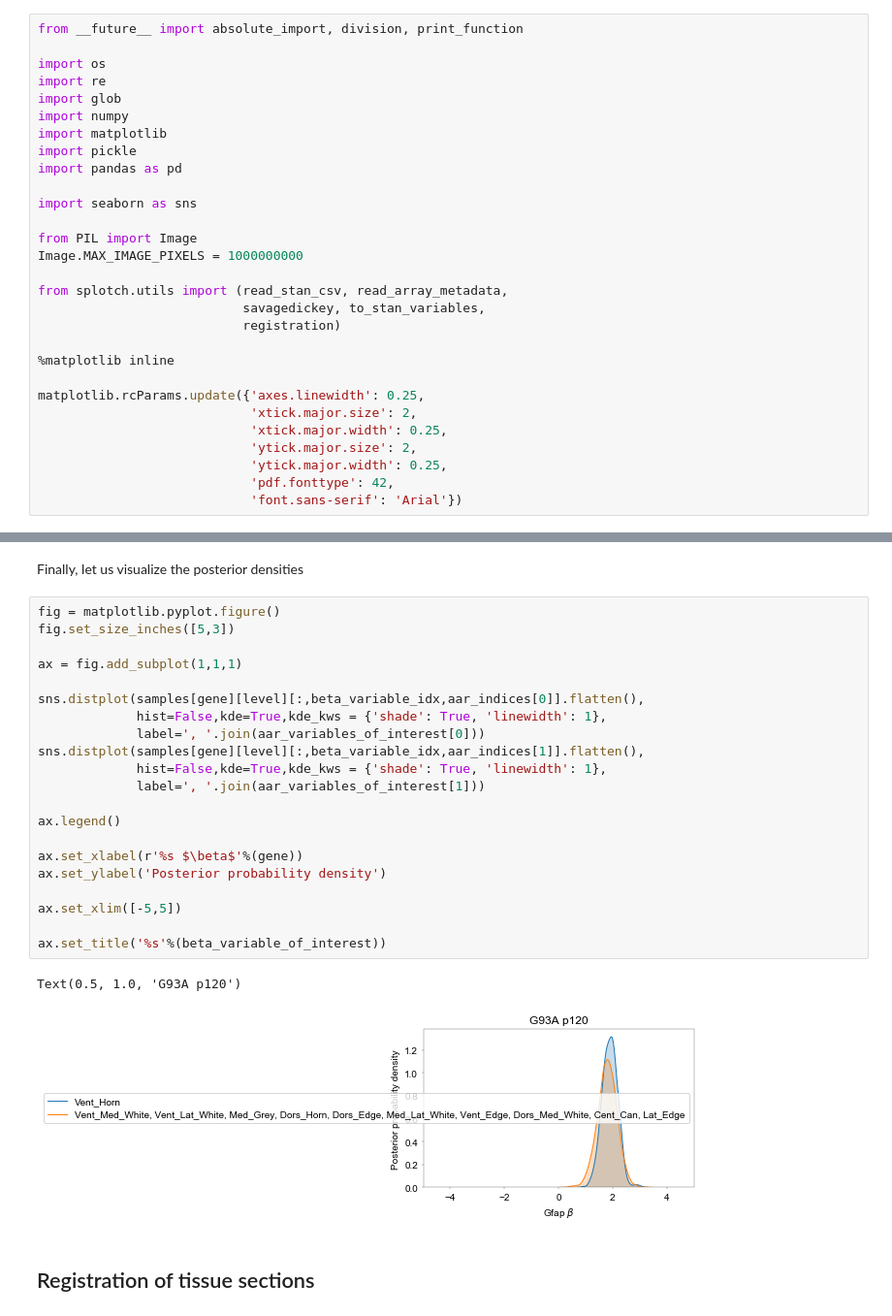
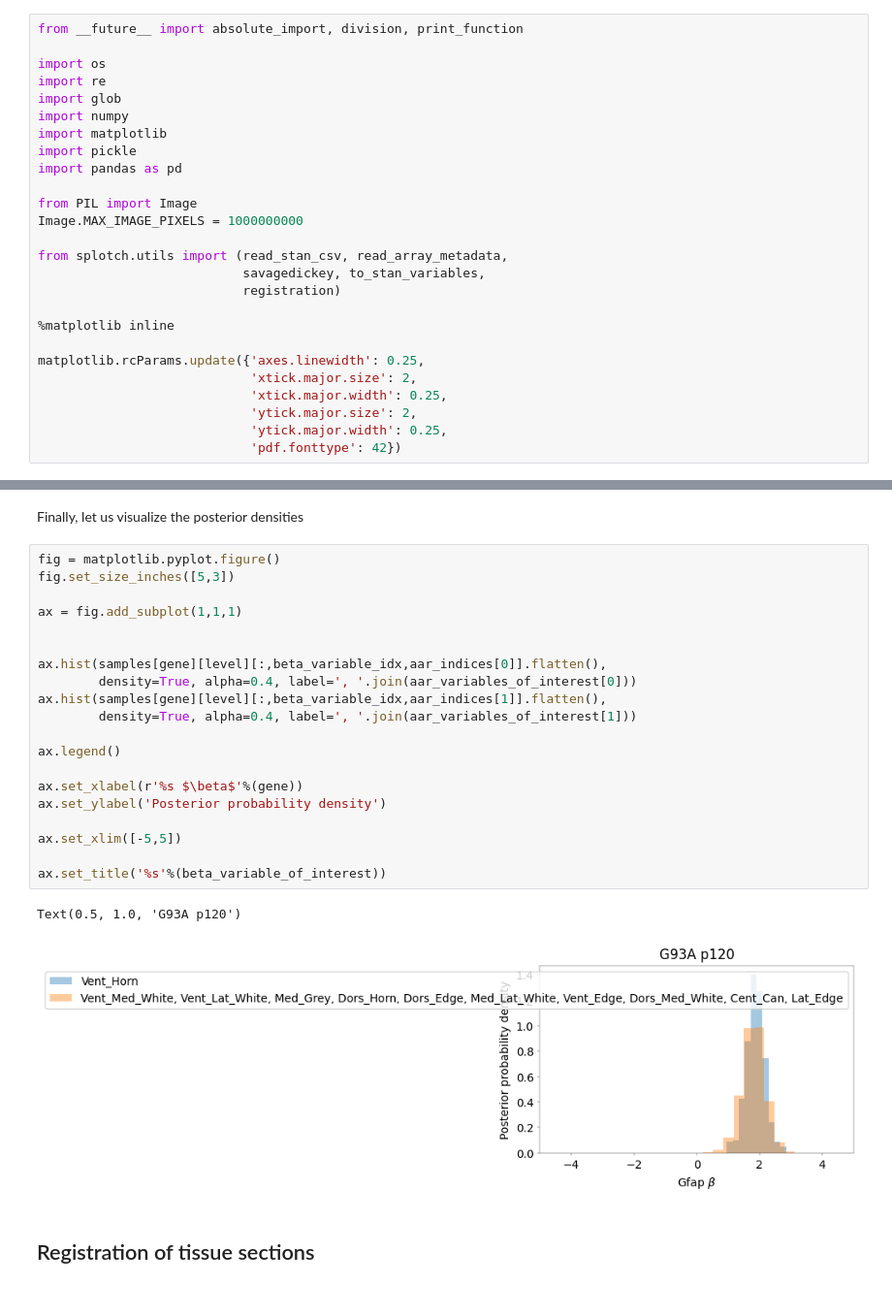
Before and after one commit to tare/Splotch, a Jupyter notebook: Tutorial.ipynb, the cells around one changed output, grey strips where cells are left out. Shown at 97% size. Saved outputs shown, nothing was run; the diff lists cells and outputs as text.

```diff
--- a/Tutorial.ipynb
+++ b/Tutorial.ipynb
@@ -28,8 +28,6 @@ import numpy
 import matplotlib
 import pickle
 import pandas as pd
-
-import seaborn as sns
 
 from PIL import Image
 Image.MAX_IMAGE_PIXELS = 1000000000
@@ -45,8 +43,7 @@ matplotlib.rcParams.update({'axes.linewidth': 0.25,
                             'xtick.major.width': 0.25,
                             'ytick.major.size': 2,
                             'ytick.major.width': 0.25,
-                            'pdf.fonttype': 42,
-                            'font.sans-serif': 'Arial'})
+                            'pdf.fonttype': 42})
 # %% [markdown]
 <a id='reading-the-posterior-samples'></a>
 ## Reading the posterior samples
@@ -474,27 +469,26 @@ Finally, let us visualize the posterior densities
 # %%
 fig = matplotlib.pyplot.figure()
 fig.set_size_inches([5,3])
 
 ax = fig.add_subplot(1,1,1)
 
-sns.distplot(samples[gene][level][:,beta_variable_idx,aar_indices[0]].flatten(),
-             hist=False,kde=True,kde_kws = {'shade': True, 'linewidth': 1},
-             label=', '.join(aar_variables_of_interest[0]))
-sns.distplot(samples[gene][level][:,beta_variable_idx,aar_indices[1]].flatten(),
-             hist=False,kde=True,kde_kws = {'shade': True, 'linewidth': 1},
-             label=', '.join(aar_variables_of_interest[1]))
+
+ax.hist(samples[gene][level][:,beta_variable_idx,aar_indices[0]].flatten(),
+        density=True, alpha=0.4, label=', '.join(aar_variables_of_interest[0]))
+ax.hist(samples[gene][level][:,beta_variable_idx,aar_indices[1]].flatten(),
+        density=True, alpha=0.4, label=', '.join(aar_variables_of_interest[1]))
 
 ax.legend()
 
 ax.set_xlabel(r'%s $\beta$'%(gene))
 ax.set_ylabel('Posterior probability density')
 
 ax.set_xlim([-5,5])
 
 ax.set_title('%s'%(beta_variable_of_interest))
 # %% [output]
 Text(0.5, 1.0, 'G93A p120')
-[figure, old version]
+[figure, new version]
 # %% [markdown]
 <a id='registration-of-tissue-sections'></a>
 ## Registration of tissue sections
```
Also changed, not shown: parts of 21 cells of this notebook, 3 other files.
